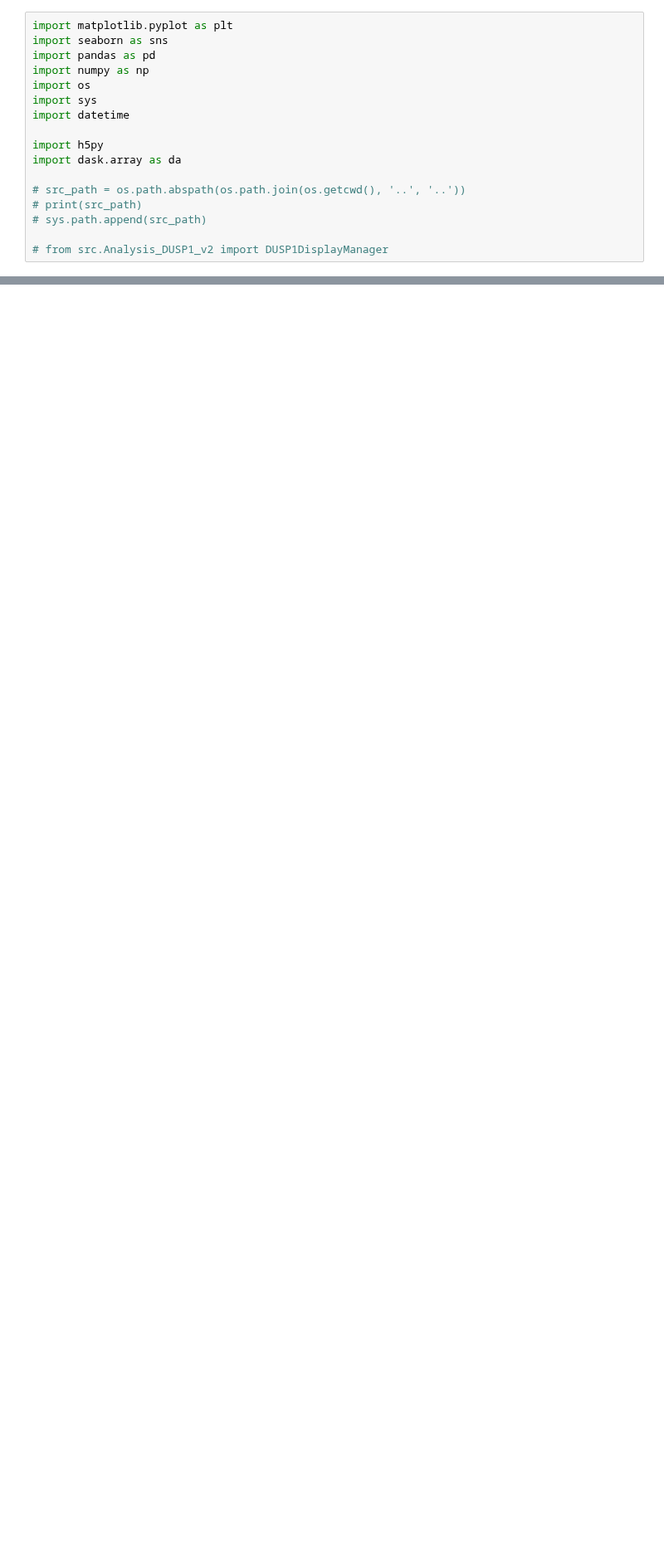
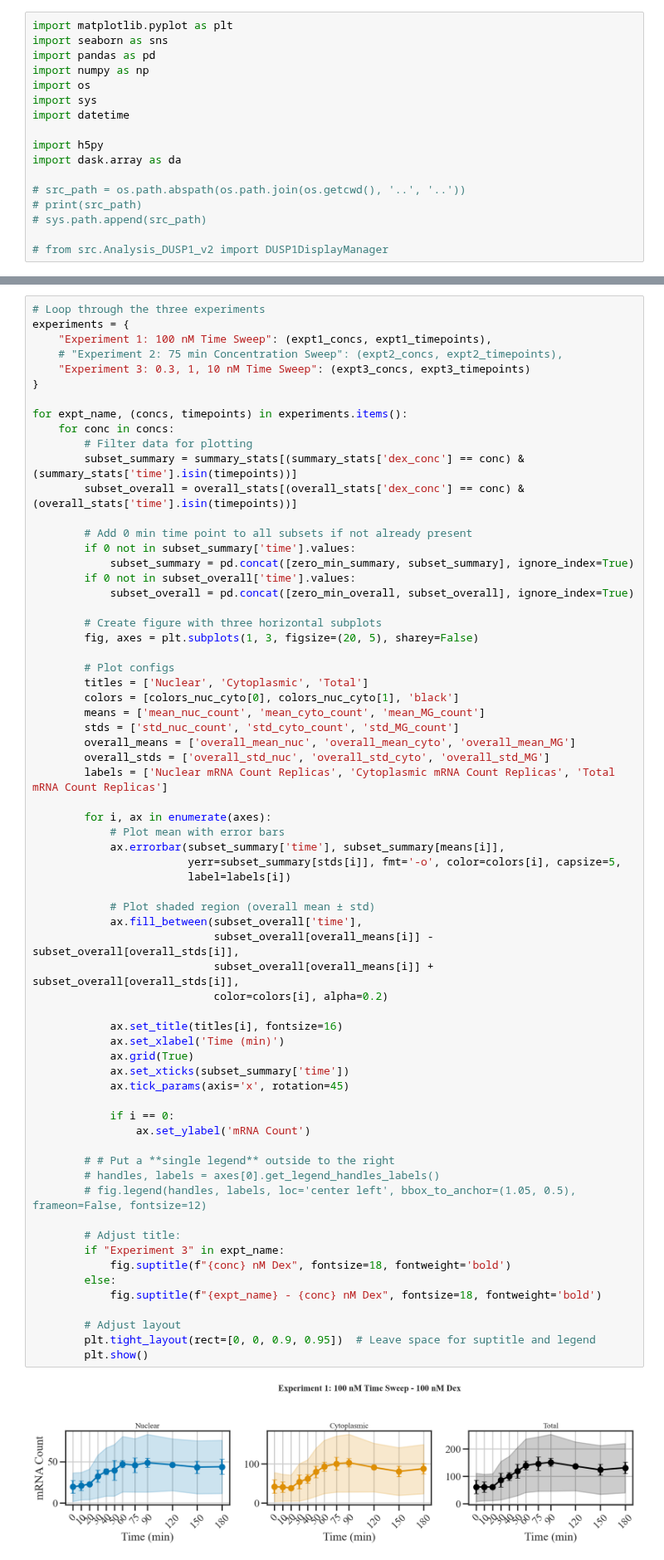
Before and after one commit to Formanj-0/AngelFISH, a Jupyter notebook: Publications/Ron_2024/ConcatenationReplicCheck.ipynb, the cells around one changed output, grey strips where cells are left out. Shown at 83% size. Saved outputs shown, nothing was run; the diff lists cells and outputs as text; blank space fills up the shorter version.

```diff
--- a/Publications/Ron_2024/ConcatenationReplicCheck.ipynb
+++ b/Publications/Ron_2024/ConcatenationReplicCheck.ipynb
@@ -266,0 +192,68 @@ for expt_name, (concs, timepoints) in experiments.items():
+# %%
+# Loop through the three experiments
+experiments = {
+    "Experiment 1: 100 nM Time Sweep": (expt1_concs, expt1_timepoints),
+    # "Experiment 2: 75 min Concentration Sweep": (expt2_concs, expt2_timepoints),
+    "Experiment 3: 0.3, 1, 10 nM Time Sweep": (expt3_concs, expt3_timepoints)
+}
+
+for expt_name, (concs, timepoints) in experiments.items():
+    for conc in concs:
+        # Filter data for plotting
+        subset_summary = summary_stats[(summary_stats['dex_conc'] == conc) & (summary_stats['time'].isin(timepoints))]
+        subset_overall = overall_stats[(overall_stats['dex_conc'] == conc) & (overall_stats['time'].isin(timepoints))]
+
+        # Add 0 min time point to all subsets if not already present
+        if 0 not in subset_summary['time'].values:
+            subset_summary = pd.concat([zero_min_summary, subset_summary], ignore_index=True)
+        if 0 not in subset_overall['time'].values:
+            subset_overall = pd.concat([zero_min_overall, subset_overall], ignore_index=True)
+
+        # Create figure with three horizontal subplots
+        fig, axes = plt.subplots(1, 3, figsize=(20, 5), sharey=False)
+
+        # Plot configs
+        titles = ['Nuclear', 'Cytoplasmic', 'Total']
+        colors = [colors_nuc_cyto[0], colors_nuc_cyto[1], 'black']
+        means = ['mean_nuc_count', 'mean_cyto_count', 'mean_MG_count']
+        stds = ['std_nuc_count', 'std_cyto_count', 'std_MG_count']
+        overall_means = ['overall_mean_nuc', 'overall_mean_cyto', 'overall_mean_MG']
+        overall_stds = ['overall_std_nuc', 'overall_std_cyto', 'overall_std_MG']
+        labels = ['Nuclear mRNA Count Replicas', 'Cytoplasmic mRNA Count Replicas', 'Total mRNA Count Replicas']
+
+        for i, ax in enumerate(axes):
+            # Plot mean with error bars
+            ax.errorbar(subset_summary['time'], subset_summary[means[i]],
+                        yerr=subset_summary[stds[i]], fmt='-o', color=colors[i], capsize=5,
+                        label=labels[i])
+
+            # Plot shaded region (overall mean ± std)
+            ax.fill_between(subset_overall['time'],
+                            subset_overall[overall_means[i]] - subset_overall[overall_stds[i]],
+                            subset_overall[overall_means[i]] + subset_overall[overall_stds[i]],
+                            color=colors[i], alpha=0.2)
+
+            ax.set_title(titles[i], fontsize=16)
+            ax.set_xlabel('Time (min)')
+            ax.grid(True)
+            ax.set_xticks(subset_summary['time'])
+            ax.tick_params(axis='x', rotation=45)
+
+            if i == 0:
+                ax.set_ylabel('mRNA Count')
+
+        # # Put a **single legend** outside to the right
+        # handles, labels = axes[0].get_legend_handles_labels()
+        # fig.legend(handles, labels, loc='center left', bbox_to_anchor=(1.05, 0.5), frameon=False, fontsize=12)
+
+        # Adjust title:
+        if "Experiment 3" in expt_name:
+            fig.suptitle(f"{conc} nM Dex", fontsize=18, fontweight='bold')
+        else:
+            fig.suptitle(f"{expt_name} - {conc} nM Dex", fontsize=18, fontweight='bold')
+
+        # Adjust layout
+        plt.tight_layout(rect=[0, 0, 0.9, 0.95])  # Leave space for suptitle and legend
+        plt.show()
+# %% [output]
+[figure, added]
```
Also changed, not shown: parts of 13 cells of this notebook, 6 other files.
